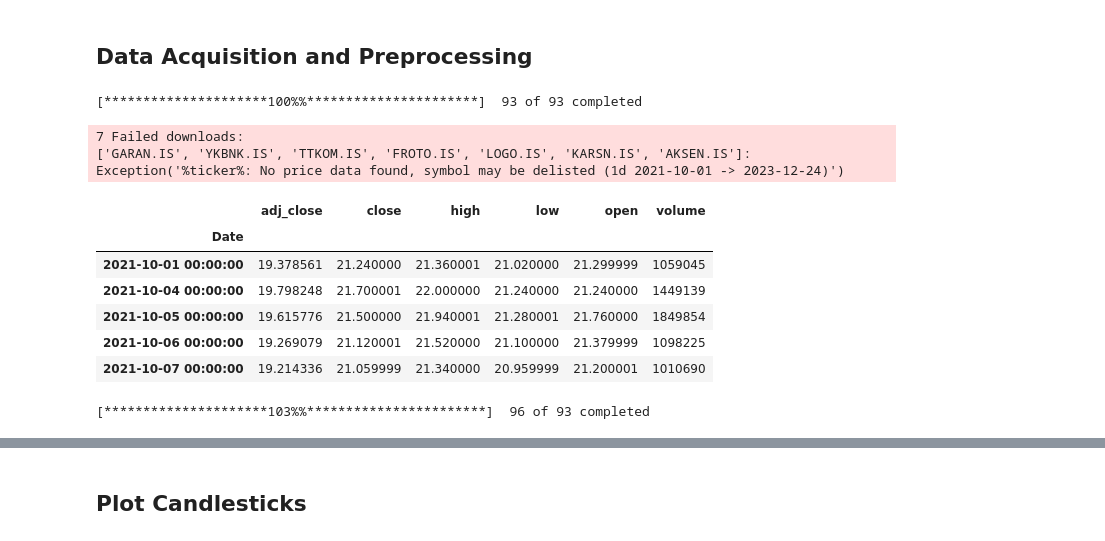
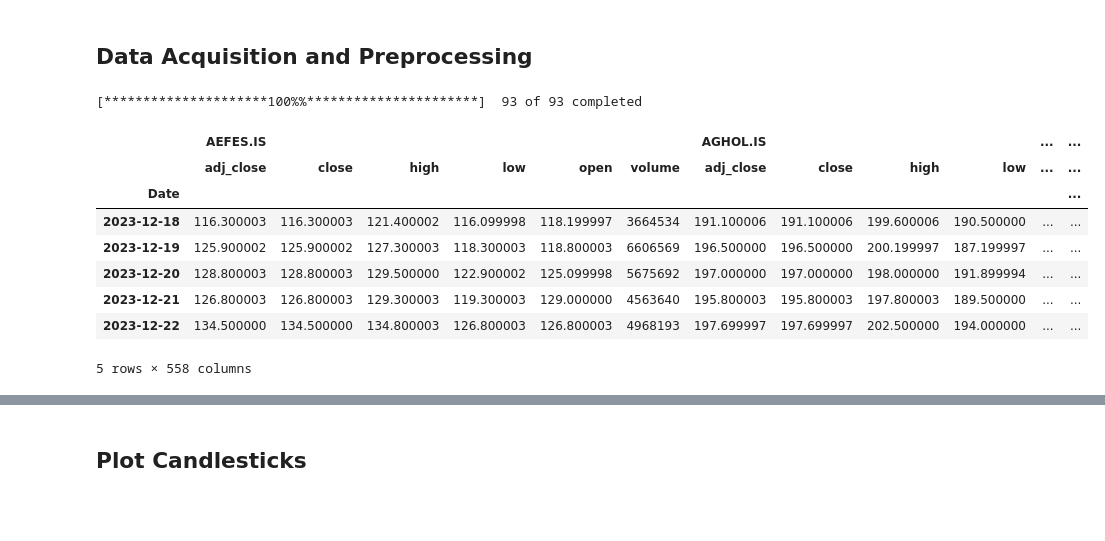
Before and after one commit to arinmis/cse-akdeniz, a Jupyter notebook: fall-2023/economics-for-engineering/term-project/20190808004.ipynb, the cells around one changed output, grey strips where cells are left out. Drawn from its saved outputs; the diff is of its cells as text; code cells hidden in the pictures; blank space fills up the shorter version.

```diff
--- a/fall-2023/economics-for-engineering/term-project/20190808004.ipynb
+++ b/fall-2023/economics-for-engineering/term-project/20190808004.ipynb
@@ -54,31 +48,37 @@ from datetime import date
 # %%
+import pandas as pd
+import mplfinance as mpf
+import yfinance as yf
+import numpy as np
+from datetime import date
 # fetch and process data
 # start = "2023-01-01"
 # end = "2023-10-04"
 
-start = '2021-10-01'
-end = date.today().strftime('%Y-%m-%d')
+start = '2021-01-01'
+end = '2023-12-25'
+# end = date.today().strftime('%Y-%m-%d')
 tickers_list_symbol = ['AEFES.IS', 'AGHOL.IS', 'AKBNK.IS', 'AKFGY.IS', 'AKSA.IS', 'AKSEN.IS', 'ALARK.IS', 'ALBRK.IS', 'ALGYO.IS', 'ALKIM.IS', 'ARCLK.IS', 'BAGFS.IS', 'BERA.IS', 'BIMAS.IS', 'BRYAT.IS', 'BUCIM.IS', 'CCOLA.IS', 'CEMTS.IS', 'CIMSA.IS', 'DEVA.IS', 'DOAS.IS', 'DOHOL.IS', 'ECILC.IS', 'EGEEN.IS', 'EKGYO.IS', 'ENJSA.IS', 'ENKAI.IS', 'ERBOS.IS', 'EREGL.IS', 'FROTO.IS', 'GARAN.IS', 'GENIL.IS', 'GESAN.IS', 'GLYHO.IS', 'GOZDE.IS', 'GSDHO.IS', 'GUBRF.IS', 'GWIND.IS', 'HALKB.IS', 'ISCTR.IS', 'ISDMR.IS', 'ISFIN.IS', 'ISGYO.IS', 'ISMEN.IS', 'JANTS.IS', 'KARSN.IS', 'KARTN.IS', 'KCHOL.IS', 'KONTR.IS', 'KORDS.IS', 'KOZAA.IS', 'KOZAL.IS', 'KRDMD.IS', 'LOGO.IS', 'MAVI.IS', 'MGROS.IS', 'NTHOL.IS', 'NUGYO.IS', 'ODAS.IS', 'OTKAR.IS', 'OYAKC.IS', 'PETKM.IS', 'PGSUS.IS', 'PRKAB.IS', 'PSGYO.IS', 'QUAGR.IS', 'SAHOL.IS', 'SASA.IS', 'SKBNK.IS', 'SMRTG.IS', 'SNGYO.IS', 'SOKM.IS', 'TAVHL.IS', 'TCELL.IS', 'THYAO.IS', 'TKFEN.IS', 'TMSN.IS', 'TOASO.IS', 'TRGYO.IS', 'TSKB.IS', 'TSPOR.IS', 'TTKOM.IS', 'TTRAK.IS', 'TUKAS.IS', 'TUPRS.IS', 'TURSG.IS', 'ULKER.IS', 'VAKBN.IS', 'VESBE.IS', 'VESTL.IS', 'YATAS.IS', 'YKBNK.IS', 'YYLGD.IS']
 df = yf.download(tickers_list_symbol, start, end)
 df = df.swaplevel(axis = "columns").sort_index(axis = "columns")  ## swap outer and inner index
+# convert column namesto snake_case
+new_columns = [(level[0], level[1].lower().replace(' ', '_')) for level in df.columns]
+df.columns = pd.MultiIndex.from_tuples(new_columns)
 # %% [output]
 [*********************100%%**********************]  93 of 93 completed
-7 Failed downloads:
-['GARAN.IS', 'YKBNK.IS', 'TTKOM.IS', 'FROTO.IS', 'LOGO.IS', 'KARSN.IS', 'AKSEN.IS']: Exception('%ticker%: No price data found, symbol may be delisted (1d 2021-10-01 -> 2023-12-24)')
-# %%
-# convert column namesto snake_case
-new_columns = [(level[0], level[1].lower().replace(' ', '_')) for level in df.columns]
-df.columns = pd.MultiIndex.from_tuples(new_columns)
-df['AEFES.IS'].we()
-# %% [output]
-|  | adj_close | close | high | low | open | volume |
-| Date |  |  |  |  |  |  |
-| 2021-10-01 00:00:00 | 19.378561 | 21.240000 | 21.360001 | 21.020000 | 21.299999 | 1059045 |
-| 2021-10-04 00:00:00 | 19.798248 | 21.700001 | 22.000000 | 21.240000 | 21.240000 | 1449139 |
-| 2021-10-05 00:00:00 | 19.615776 | 21.500000 | 21.940001 | 21.280001 | 21.760000 | 1849854 |
-| 2021-10-06 00:00:00 | 19.269079 | 21.120001 | 21.520000 | 21.100000 | 21.379999 | 1098225 |
-| 2021-10-07 00:00:00 | 19.214336 | 21.059999 | 21.340000 | 20.959999 | 21.200001 | 1010690 |
-[*********************103%%***********************]  96 of 93 completed
+# %%
+df.columns
+df.tail()
+# %% [output]
+|  | AEFES.IS |  |  |  |  |  | AGHOL.IS |  |  |  | ... | ... |
+|  | adj_close | close | high | low | open | volume | adj_close | close | high | low | ... | ... |
+| Date |  |  |  |  |  |  |  |  |  |  |  | ... |
+| 2023-12-18 | 116.300003 | 116.300003 | 121.400002 | 116.099998 | 118.199997 | 3664534 | 191.100006 | 191.100006 | 199.600006 | 190.500000 | ... | ... |
+| 2023-12-19 | 125.900002 | 125.900002 | 127.300003 | 118.300003 | 118.800003 | 6606569 | 196.500000 | 196.500000 | 200.199997 | 187.199997 | ... | ... |
+| 2023-12-20 | 128.800003 | 128.800003 | 129.500000 | 122.900002 | 125.099998 | 5675692 | 197.000000 | 197.000000 | 198.000000 | 191.899994 | ... | ... |
+| 2023-12-21 | 126.800003 | 126.800003 | 129.300003 | 119.300003 | 129.000000 | 4563640 | 195.800003 | 195.800003 | 197.800003 | 189.500000 | ... | ... |
+| 2023-12-22 | 134.500000 | 134.500000 | 134.800003 | 126.800003 | 126.800003 | 4968193 | 197.699997 | 197.699997 | 202.500000 | 194.000000 | ... | ... |
+5 rows × 558 columns
 # %%
 # handle NaN values
 # drop the ticker if NaN exists
```
Also changed, not shown: parts of 18 cells of this notebook.
